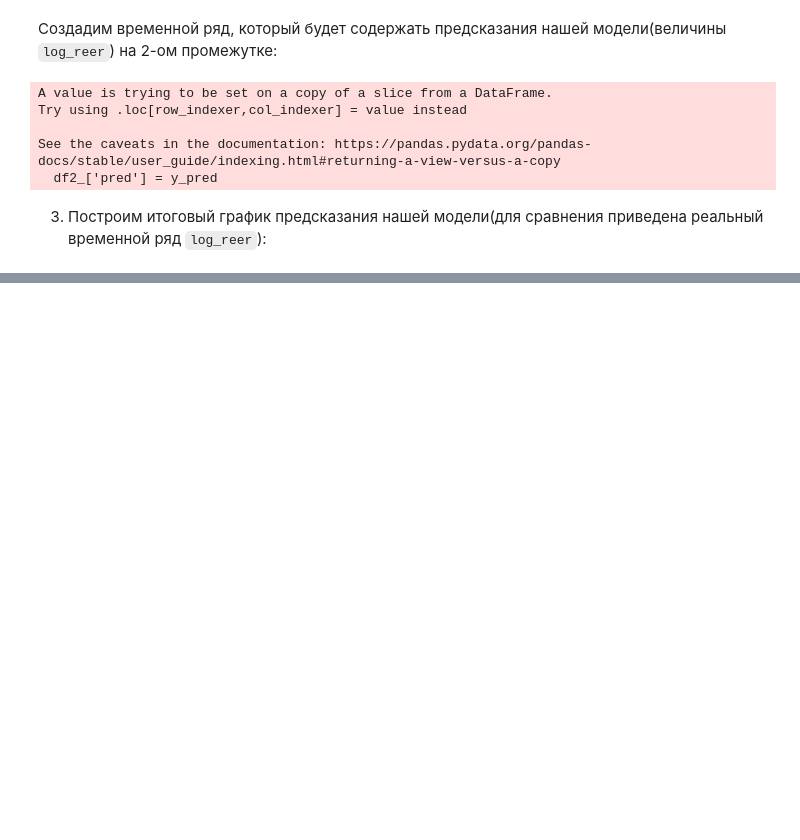
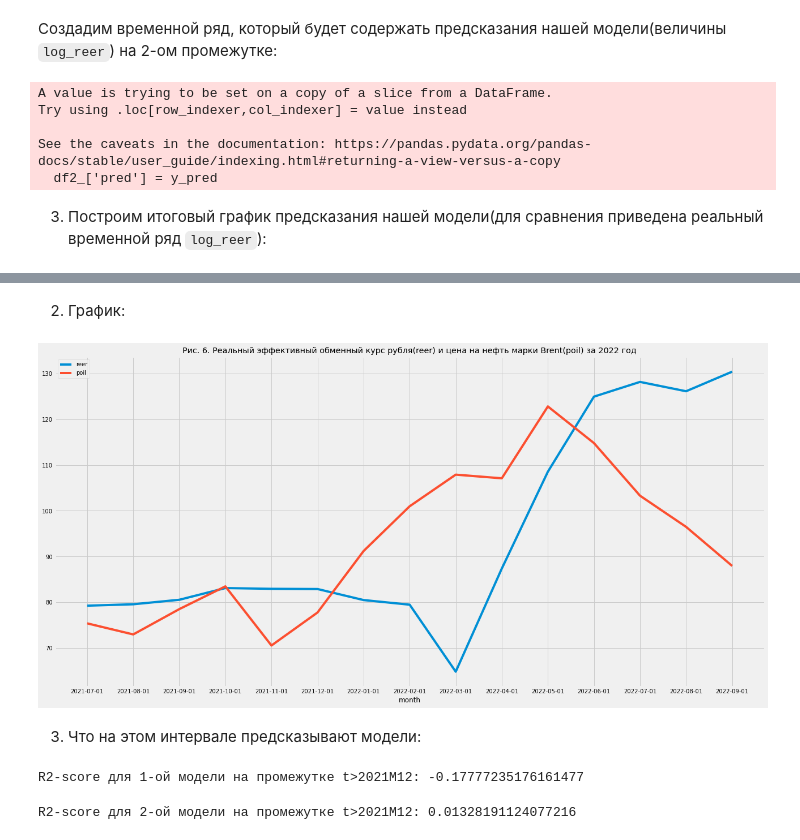
Before and after one commit to danon2018/Finances_project, a Jupyter notebook: code.ipynb, the cells around one changed output, grey strips where cells are left out. Saved outputs shown, nothing was run; the diff lists cells and outputs as text; code cells hidden in the pictures; blank space fills up the shorter version.

```diff
--- a/code.ipynb
+++ b/code.ipynb
@@ -493,0 +561,16 @@ None
+# %%
+
+date = ['2021-07-01', '2021-08-01', '2021-09-01', '2021-10-01', '2021-11-01', '2021-12-01', '2022-01-01', '2022-02-01', '2022-03-01', '2022-04-01', '2022-05-01', '2022-06-01', '2022-07-01', '2022-08-01', '2022-09-01']
+poil = [75.41, 72.99, 78.52, 83.49, 70.57, 77.78, 91.21, 100.99, 107.90, 107.10, 122.80, 114.80, 103.30, 96.49, 87.96]
+reer = [79.27, 79.58, 80.56, 83.12, 82.96, 82.91, 80.50, 79.49, 64.85, 87.38, 108.54, 124.94, 128.16, 126.12, 130.40]
+
+
+df_2022 = pd.DataFrame()
+df_2022['month'] = date
+df_2022['reer'] = reer
+df_2022['poil'] = poil
+df_2022 = df_2022.set_index('month')
+df_2022['log_reer'] = df_2022['reer'].apply(lambda x: np.log(x))
+df_2022['log_poil'] = df_2022['poil'].apply(lambda x: np.log(x))
+
+df_2022.head(5)
@@ -493,0 +585,15 @@ None
+# %% [markdown]
+2) График:
+# %%
+plt.figure(figsize=(20,10))
+plt.plot(df_2022['reer'], label='reer')
+plt.plot(df_2022['poil'], label='poil')
+plt.legend()
+plt.rc('font', size=10)
+plt.xlabel('month')
+plt.title('Рис. 6. Реальный эффективный обменный курс рубля(reer) и цена на нефть марки Brent(poil) за 2022 год')
+None
+# %% [output]
+[figure, added]
+# %% [markdown]
+3) Что на этом интервале предсказывают модели:
@@ -493,0 +617,9 @@ None
+# %%
+print('R2-score для 1-ой модели на промежутке t>2021M12:',
+      r2_score(Y, results_12.predict(X[['dx_t', 'dx_{t-2}', 'dy_{t-1}', 'dy_{t-2}']])))
+# %% [output]
+R2-score для 1-ой модели на промежутке t>2021M12: -0.17777235176161477
+# %%
+print('R2-score для 2-ой модели на промежутке t>2021M12:', r2_score(Y , results_22.predict(X[['z_t', 'dx_t', 'dy_{t-3}']])))
+# %% [output]
+R2-score для 2-ой модели на промежутке t>2021M12: 0.01328191124077216
```
Also changed, not shown: parts of 29 cells of this notebook, 3 other files.
